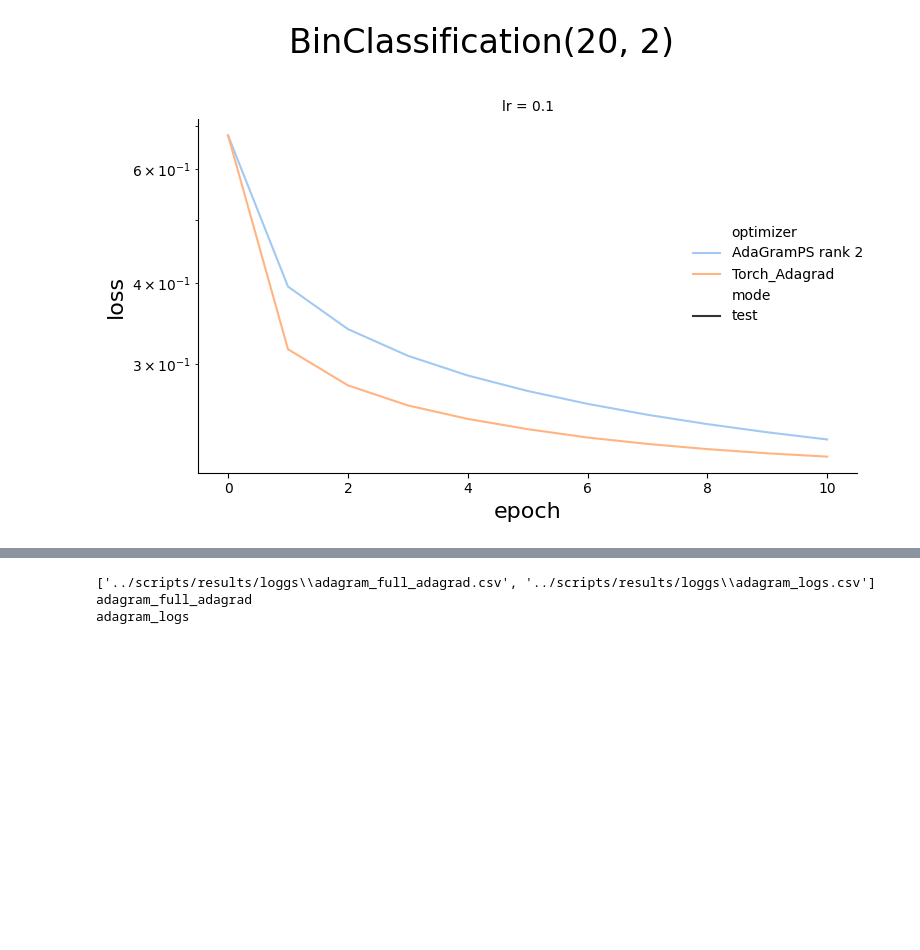
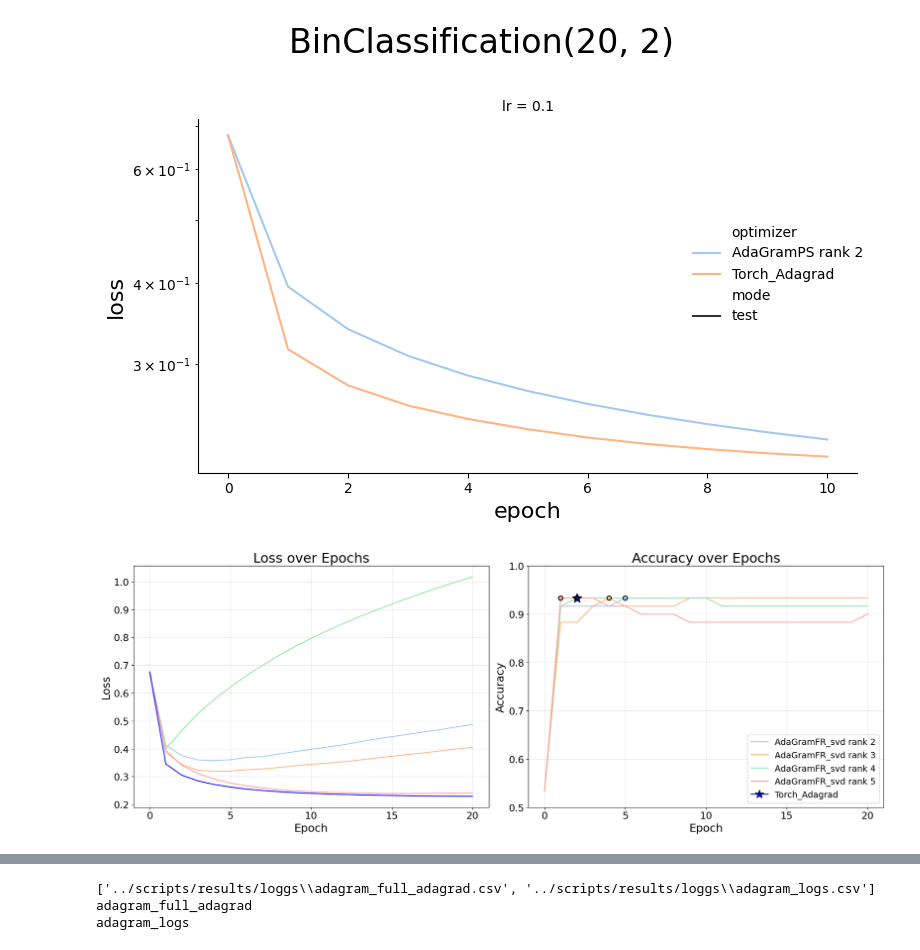
Before and after one commit to tnmtvv/AdaGram, a Jupyter notebook: notebooks/gram_tests.ipynb, the cells around one changed output, grey strips where cells are left out. Drawn from its saved outputs; the diff is of its cells as text; code cells hidden in the pictures; blank space fills up the shorter version.

```diff
--- a/notebooks/gram_tests.ipynb
+++ b/notebooks/gram_tests.ipynb
@@ -648,3 +126,91 @@ plt.show()
 # %% [output]
 <Figure size 1500x800 with 0 Axes>
 [figure]
+# %%
+import seaborn as sns
+import matplotlib.pyplot as plt
+import pandas as pd
+from matplotlib.lines import Line2D
+
+# Your existing data preparation code...
+df_test = df_bin[df_bin['mode'] == 'test']
+best_accuracies = df_test.groupby('optimizer').apply(
+    lambda g: g.loc[g['accuracy'].idxmax()]
+).reset_index(drop=True)
+
+best_losses = df_test.groupby('optimizer').apply(
+    lambda g: g.loc[g['loss'].idxmin()]
+).reset_index(drop=True)
+
+# Create subplots
+fig, axes = plt.subplots(1, 2, figsize=(18, 7), sharex=True)
+
+# Color mapping
+optimizers = df_test['optimizer'].unique()
+palette = sns.color_palette('pastel', len(optimizers))
+color_map = {opt: color for opt, color in zip(optimizers, palette)}
+color_map['Torch_Adagrad'] = 'blue'
+
+# Plot loss over epochs (left subplot)
+sns.lineplot(data=df_test, x='epoch', y='loss', hue='optimizer',
+             markers=True, legend=False, palette=color_map, ax=axes[0])
+
+axes[0].set_title('Loss over Epochs', fontsize=22)
+axes[0].set_xlabel('Epoch', fontsize=18)
+axes[0].set_ylabel('Loss', fontsize=18)
+# axes[0].set_yscale('log')  # Keep log scale for loss
+axes[0].grid(True, alpha=0.3)
+
+# Plot accuracy over epochs (right subplot)
+sns.lineplot(data=df_test.query("optimizer != 'Torch_Adagrad'"), x='epoch', y='accuracy', hue='optimizer',
+             markers=True, palette=color_map, ax=axes[1])
+
+# Add scatter points
+sns.scatterplot(data=best_accuracies.query("optimizer != 'Torch_Adagrad'"), x='epoch', y='accuracy', hue='optimizer',
+                s=50, edgecolor='black', linewidth=1.5, legend=False, zorder=5, palette=color_map, ax=axes[1])
+
+# Add star marker for Torch_Adagrad
+torch_adagrad_best_row = best_accuracies[best_accuracies['optimizer'] == 'Torch_Adagrad']
+if not torch_adagrad_best_row.empty:
+    torch_adagrad_best = torch_adagrad_best_row.iloc[0]
+    axes[1].scatter(torch_adagrad_best['epoch'], torch_adagrad_best['accuracy'],
+                   s=200, marker='*', c='b', edgecolors='black', linewidths=2,
+                   zorder=10)
+
+axes[1].set_title('Accuracy over Epochs', fontsize=22)
+axes[1].set_xlabel('Epoch', fontsize=18)
+axes[1].set_ylabel('Accuracy', fontsize=18)
+
+# FIX 1: Remove log scale from accuracy plot
+# axes[1].set_yscale('log')  # Comment this out or remove it
+
+# FIX 2: Set better y-axis limits for accuracy
+axes[1].set_ylim(0.5, 1.0)  # Adjust range to show meaningful differences
+
+# FIX 3: Improve tick formatting
+for ax in axes:
+    ax.tick_params(axis='x', which='major', labelsize=16)
+    ax.tick_params(axis='y', which='major', labelsize=16)
+
+# FIX 4: Set specific tick locations for better readability
+axes[0].set_xticks(range(0, 21, 5))  # Ticks every 5 epochs
+axes[1].set_xticks(range(0, 21, 5))
+axes[1].set_yticks([0.5, 0.6, 0.7, 0.8, 0.9, 1.0])  # Clear accuracy intervals
+
+# Legend with better positioning
+handles, labels = axes[1].get_legend_handles_labels()
+star_handle = Line2D([0], [0], marker='*', color='b', label='Torch_Adagrad',
+                      markeredgecolor='black', markersize=15)
+handles.append(star_handle)
+labels.append('Torch_Adagrad')
+
+# FIX 5: Better legend positioning
+axes[1].legend(handles=handles, labels=labels, fontsize=14,
+               loc='lower right', framealpha=0.9)  # Adjust location as needed
+
+axes[1].grid(True, alpha=0.3)
+
+plt.tight_layout(rect=[0, 0, 1, 0.95])
+plt.show()
+# %% [output]
+[figure, added]
```
Also changed, not shown: parts of 31 cells of this notebook, 15 other files.
